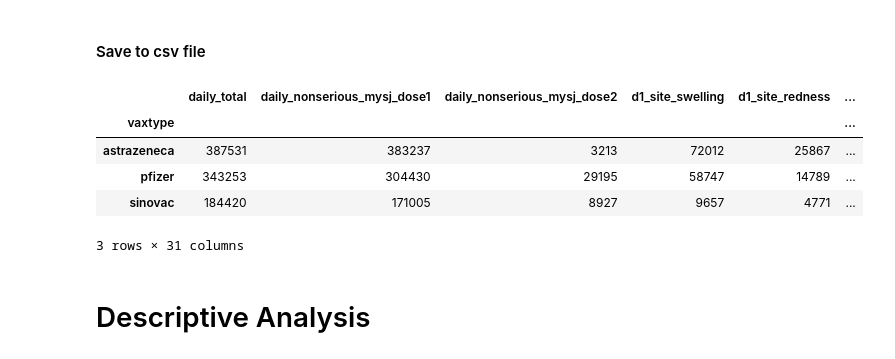
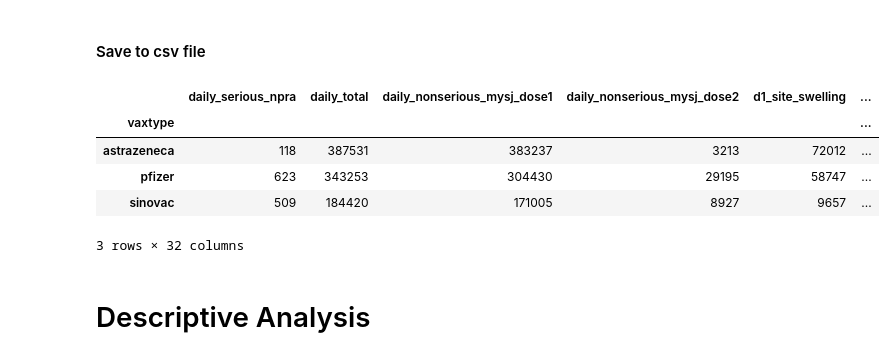
Before and after one commit to kamal089601/HIA302_Project, a Jupyter notebook: HIA302_Project/HIA302_Project.ipynb, the cells around one changed output. Cells and saved outputs as stored; diff of their text form; code cells hidden in the pictures.

```diff
--- a/HIA302_Project/HIA302_Project.ipynb
+++ b/HIA302_Project/HIA302_Project.ipynb
@@ -287,22 +289,22 @@ total_side_effect.head()
 # %%
 total_side_effect.to_csv('Total_side_effectbyvaccine.csv')
 # %%
-df9_sum = drop_date_combined_df.groupby('vaxtype')[['daily_total', 'daily_nonserious_mysj_dose1',
+df9_sum = drop_date_combined_df.groupby('vaxtype')[['daily_serious_npra','daily_total', 'daily_nonserious_mysj_dose1',
        'daily_nonserious_mysj_dose2', 'd1_site_swelling', 'd1_site_redness',
        'd1_tiredness', 'd1_headache', 'd1_muscle_pain', 'd1_joint_pain',
        'd1_weakness', 'd1_fever', 'd1_vomiting', 'd1_chills', 'd1_rash',
        'd2_site_swelling', 'd2_site_redness', 'd2_tiredness', 'd2_headache',
        'd2_muscle_pain', 'd2_joint_pain', 'd2_weakness', 'd2_fever',
        'd2_vomiting', 'd2_chills', 'd2_rash','pfizer1', 'pfizer2', 'sinovac1',
        'sinovac2', 'astra1', 'astra2']].sum()
 
 df9_sum
 # %% [output]
-|  | daily_total | daily_nonserious_mysj_dose1 | daily_nonserious_mysj_dose2 | d1_site_swelling | d1_site_redness | ... |
+|  | daily_serious_npra | daily_total | daily_nonserious_mysj_dose1 | daily_nonserious_mysj_dose2 | d1_site_swelling | ... |
 | vaxtype |  |  |  |  |  | ... |
-| astrazeneca | 387531 | 383237 | 3213 | 72012 | 25867 | ... |
-| pfizer | 343253 | 304430 | 29195 | 58747 | 14789 | ... |
-| sinovac | 184420 | 171005 | 8927 | 9657 | 4771 | ... |
+| astrazeneca | 118 | 387531 | 383237 | 3213 | 72012 | ... |
+| pfizer | 623 | 343253 | 304430 | 29195 | 58747 | ... |
+| sinovac | 509 | 184420 | 171005 | 8927 | 9657 | ... |
-3 rows × 31 columns
+3 rows × 32 columns
 # %% [markdown]
 # Descriptive Analysis
```
Also changed, not shown: parts of 29 cells of this notebook.
